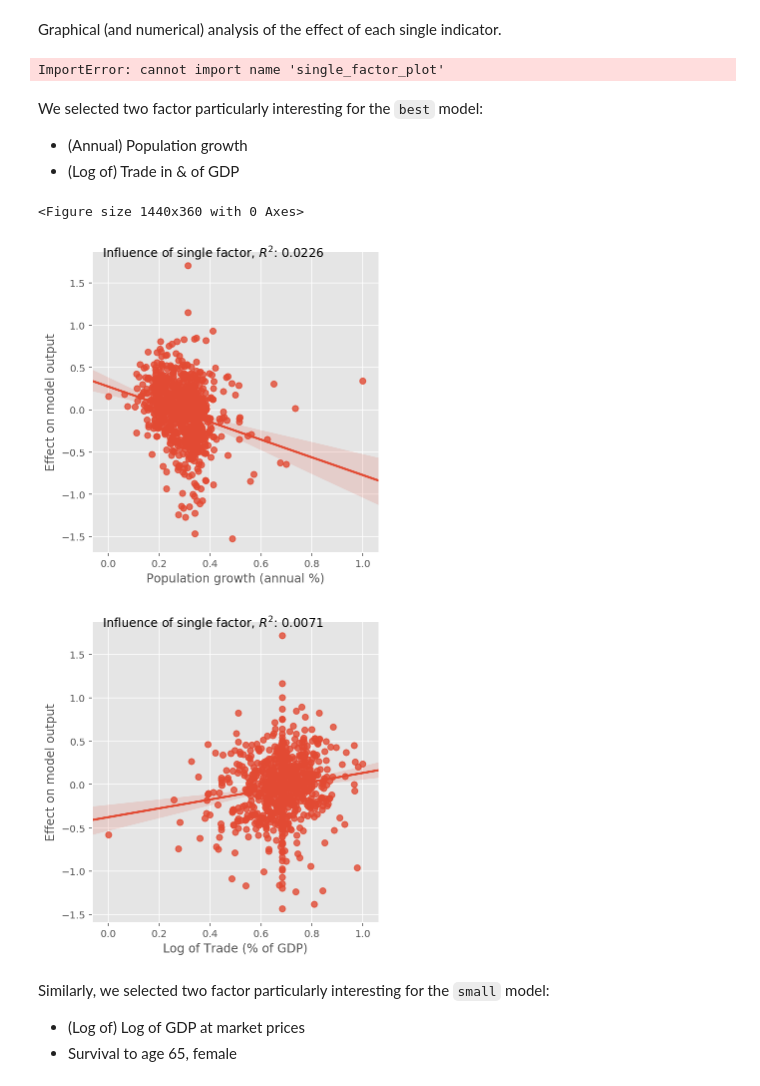
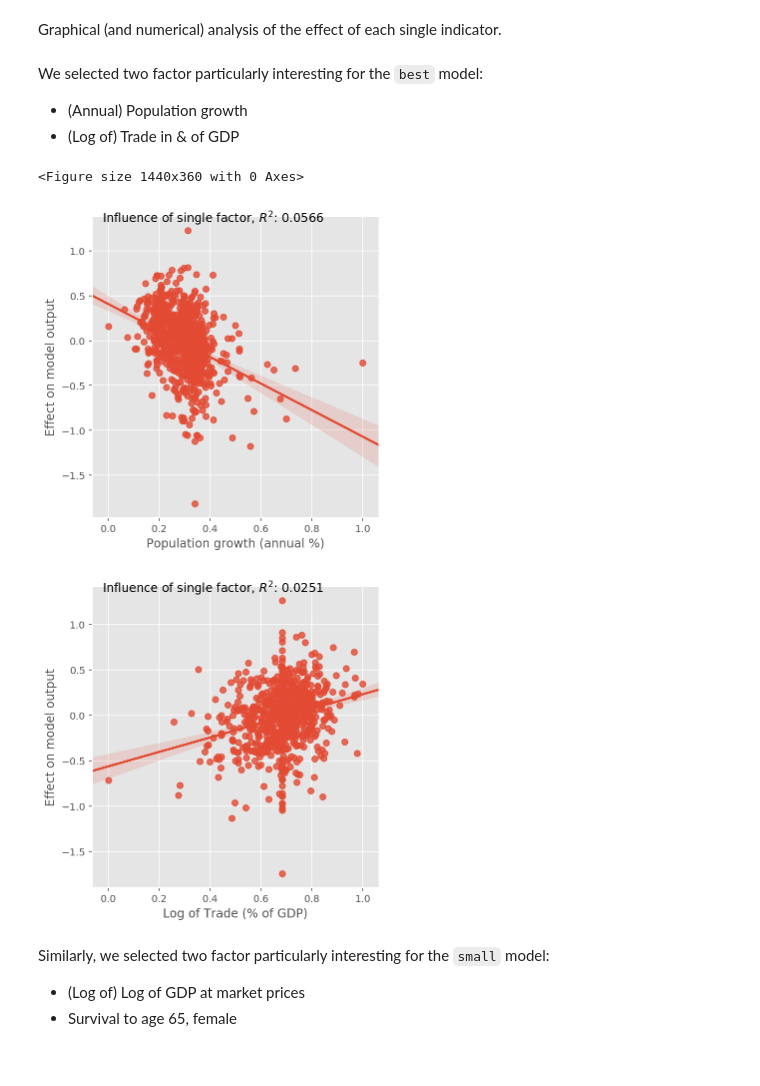
Before and after one commit to luciofaso/migration_analysis, a Jupyter notebook: EmigrationModel.ipynb, the cells around one changed output. Cells and saved outputs as stored; diff of their text form; code cells hidden in the pictures.

```diff
--- a/EmigrationModel.ipynb
+++ b/EmigrationModel.ipynb
@@ -92,7 +92,7 @@ if absolute==False:
 
 data_tot = data_tot.drop(['CountryCode','Emigration, % pop','Emigration, total',to_drop],axis=1)
 data_tot_ = pd.get_dummies(data_tot)
-X,y,input_name = sel_regressor(data_tot_,target)
+X,y,input_names = sel_regressor(data_tot_,target)
 # %% [markdown]
 ### Preprocessing
 # %%
@@ -182,20 +181,19 @@ TO DO: Comment this
 Graphical (and numerical) analysis of the effect of each single indicator.
 # %%
 from migration_func import single_factor_plot
+X_scaled = scaler.fit_transform(X)
-# %% [output]
-ImportError: cannot import name 'single_factor_plot'
 # %% [markdown]
 We selected two factor particularly interesting for the ``best`` model:
 * (Annual) Population growth
 * (Log of) Trade in & of GDP
 # %%
 plt.figure(figsize=(20,5))
-single_factor_plot('Population growth (annual %)',best_lasso)
-single_factor_plot('Log of Trade (% of GDP)',best_lasso)
+single_factor_plot('Population growth (annual %)', X_scaled, y, input_names, best_lasso)
+single_factor_plot('Log of Trade (% of GDP)', X_scaled, y, input_names, best_lasso)
 # %% [output]
 <Figure size 1440x360 with 0 Axes>
-[figure, old version]
+[figure, new version]
-[figure, old version]
+[figure, new version]
 # %% [markdown]
 Similarly, we selected two factor particularly interesting for the ``small`` model:
 * (Log of) Log of GDP at market prices
```
Also changed, not shown: parts of 21 cells of this notebook, 1 other file.
